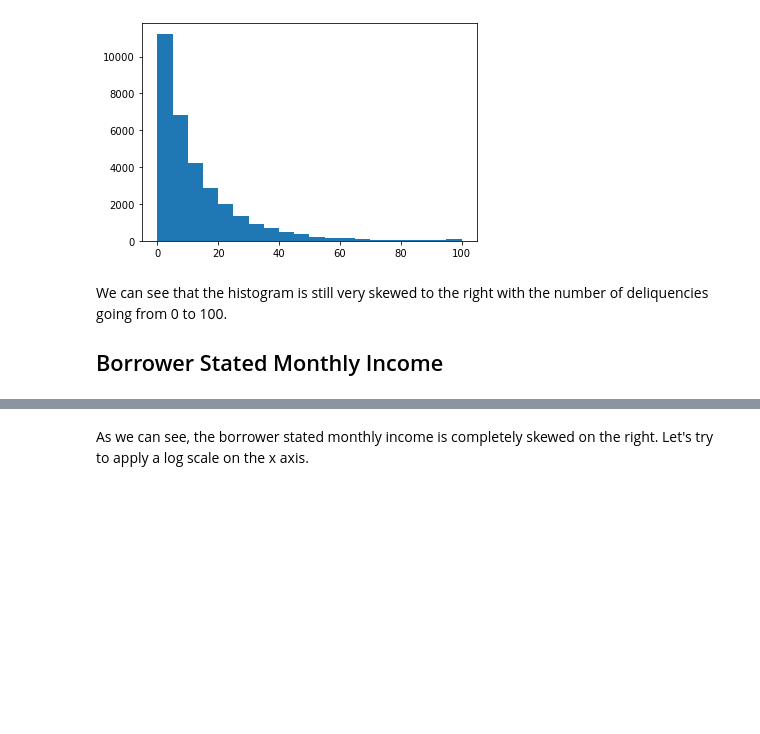
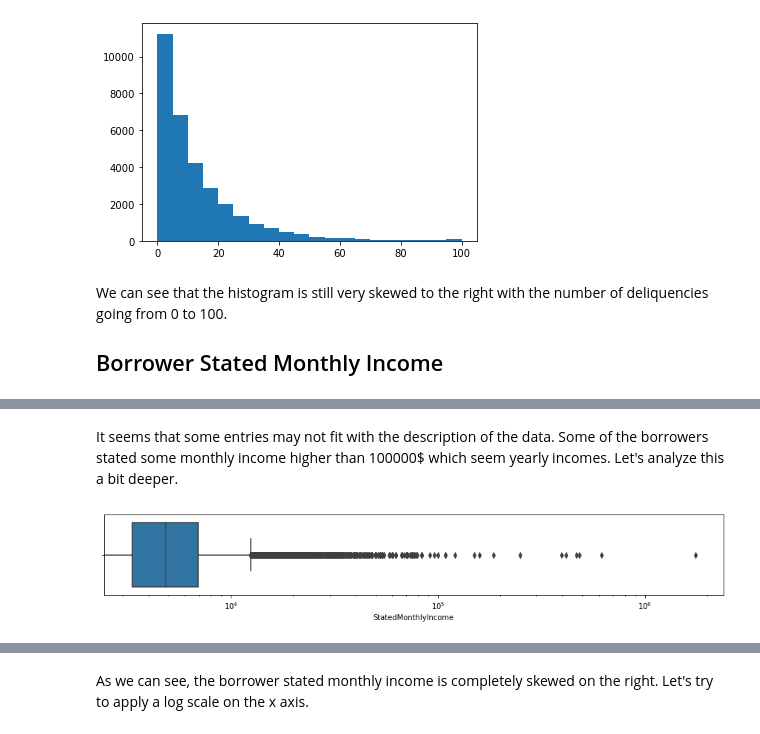
Before and after one commit to Simonmaignan/udacity-data-analysis, a Jupyter notebook: project-communicate-data-findings/data_exploration.ipynb, the cells around one changed output, grey strips where cells are left out. Saved outputs shown, nothing was run; the diff lists cells and outputs as text; code cells hidden in the pictures; blank space fills up the shorter version.

```diff
--- a/project-communicate-data-findings/data_exploration.ipynb
+++ b/project-communicate-data-findings/data_exploration.ipynb
@@ -313,3 +399,11 @@ min      0.000000e+00
 75%      6.966667e+03
 max      1.750003e+06
 Name: StatedMonthlyIncome, dtype: float64
+# %% [markdown]
+It seems that some entries may not fit with the description of the data. Some of the borrowers stated some monthly income higher than 100000$ which seem yearly incomes. Let's analyze this a bit deeper.
+# %%
+plt.figure(figsize=[15, 2]);
+sb.boxplot(data=df_loan_data, x='StatedMonthlyIncome', color=base_color);
+plt.xscale('log');
+# %% [output]
+[figure, added]
```
Also changed, not shown: parts of 41 cells of this notebook, 2 other files.
